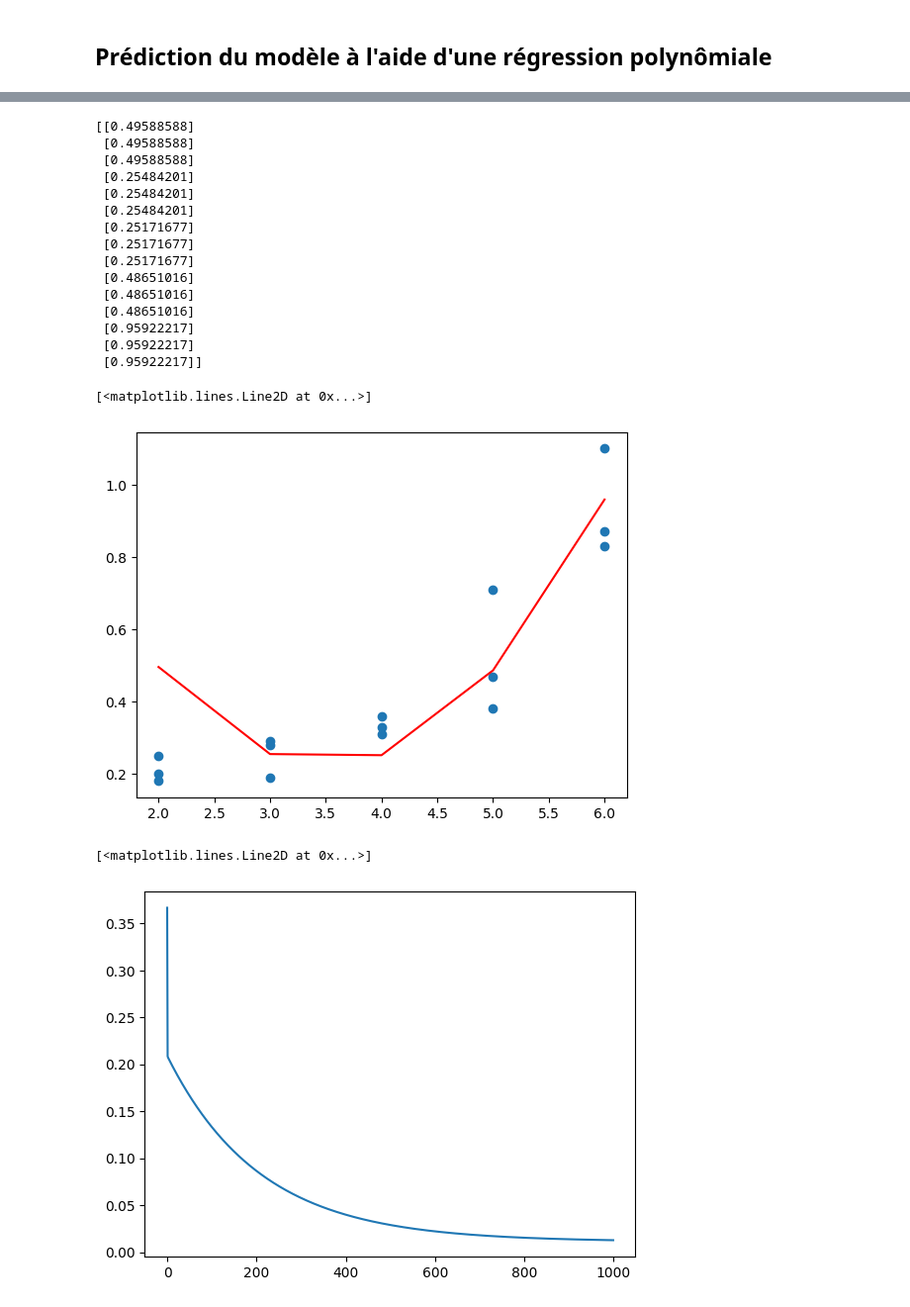
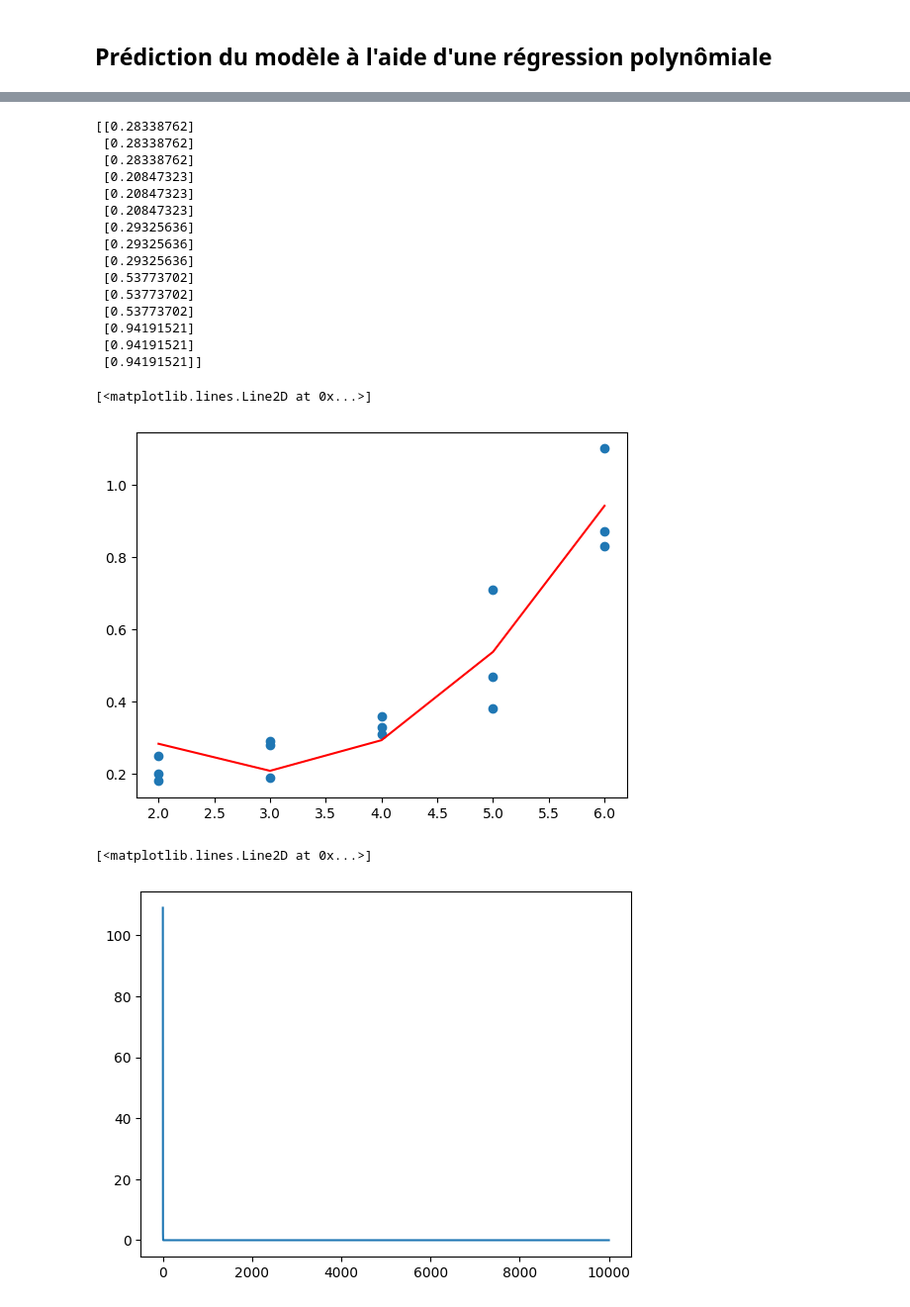
Before and after one commit to DurandAntonin/ProgrammationAvanceeFI3, a Jupyter notebook: src/TP/Exo2-RegressionPolynomiale.ipynb, the cells around one changed output, grey strips where cells are left out. Shown: that part at 99% size. Drawn from its saved outputs; the diff is of its cells as text; code cells hidden in the pictures.

```diff
--- a/src/TP/Exo2-RegressionPolynomiale.ipynb
+++ b/src/TP/Exo2-RegressionPolynomiale.ipynb
@@ -246,7 +246,7 @@ print(X_pol)
  [36.  6.  1.]]
 # %%
 #on optimise le modèle avec la descente de gradient
-resultDescenteGradientPol = descenteGradient(X_pol, y, theta_pol, 0.002, 1000)
+resultDescenteGradientPol = descenteGradient(X_pol, y, theta_pol, 0.001, 10000)
 newThetaPol = resultDescenteGradientPol[0]
 varCoutPol = resultDescenteGradientPol[1]
 
@@ -263,29 +263,29 @@ print(y_predictions_pol)
 plt.scatter(x, y)
 plt.plot(x, y_predictions_pol, c='red')
 # %% [output]
-[[0.49588588]
- [0.49588588]
- [0.49588588]
- [0.25484201]
- [0.25484201]
- [0.25484201]
- [0.25171677]
- [0.25171677]
- [0.25171677]
- [0.48651016]
- [0.48651016]
- [0.48651016]
- [0.95922217]
- [0.95922217]
- [0.95922217]]
+[[0.28338762]
+ [0.28338762]
+ [0.28338762]
+ [0.20847323]
+ [0.20847323]
+ [0.20847323]
+ [0.29325636]
+ [0.29325636]
+ [0.29325636]
+ [0.53773702]
+ [0.53773702]
+ [0.53773702]
+ [0.94191521]
+ [0.94191521]
+ [0.94191521]]
 [<matplotlib.lines.Line2D at 0x...>]
-[figure, old version]
+[figure, new version]
 # %%
 #on affiche la variation des couts au fil de la descente des gradients
-plt.plot([i for i in range(1000)], varCoutPol)
+plt.plot([i for i in range(10000)], varCoutPol)
 # %% [output]
 [<matplotlib.lines.Line2D at 0x...>]
-[figure, old version]
+[figure, new version]
 # %%
 #on calcule le coefficient de prédiction, plus le chiffre est proche de 1, mieux la prédiction est fidèle à la réalité
 coeffPredictions_pol = coefDet(y, y_predictions_pol)
```
Also changed, not shown: parts of 11 cells of this notebook, 4 other files.
